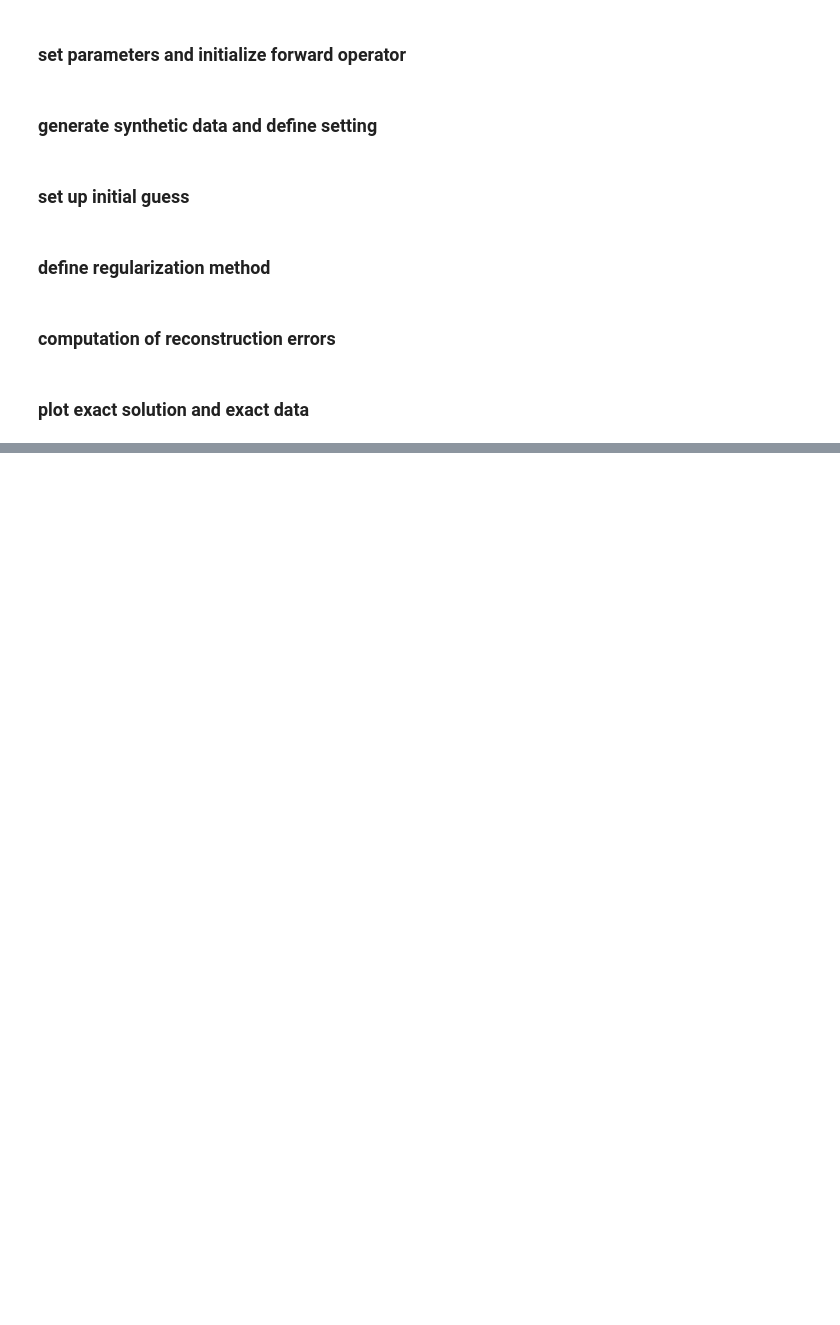
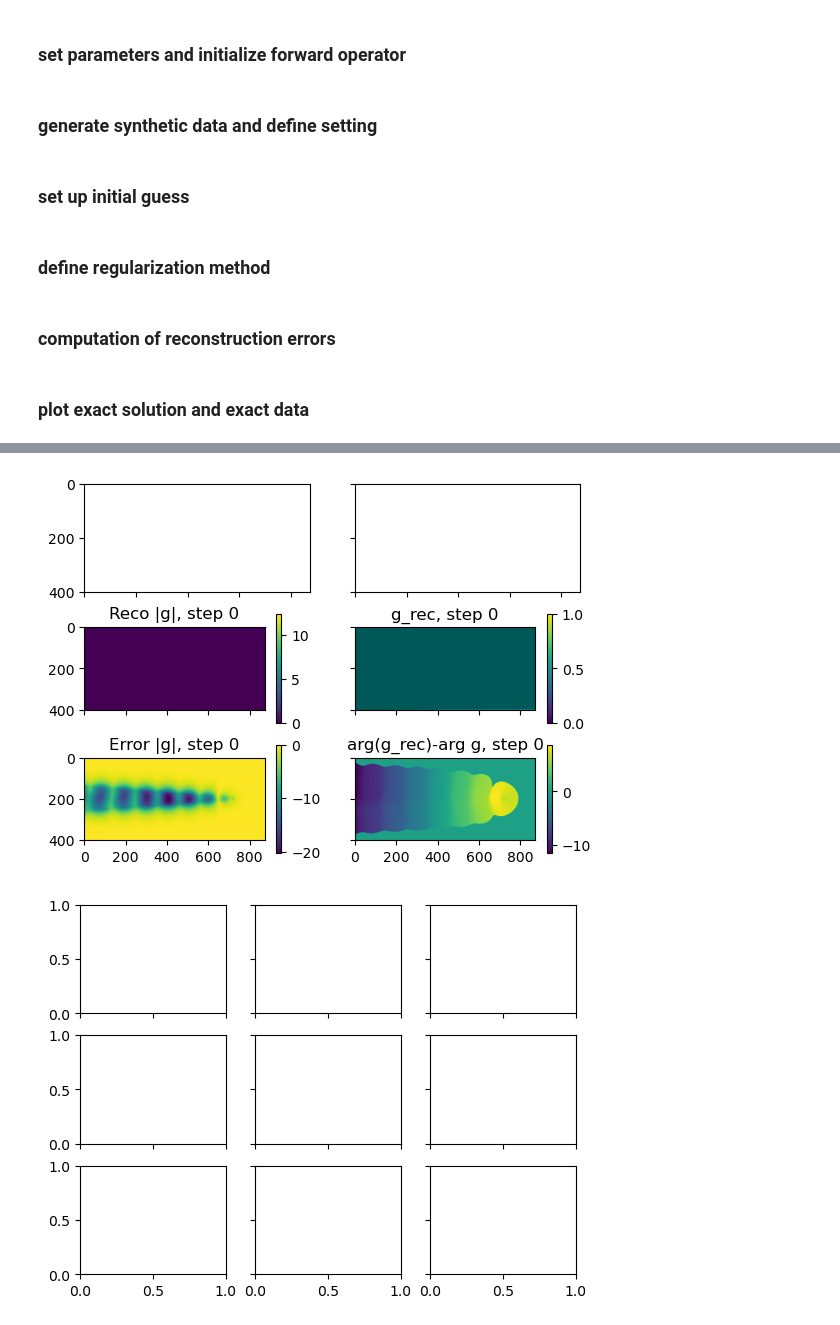
Before and after one commit to regpy/regpy, a Jupyter notebook: examples/g_inversion.ipynb, the cells around one changed output, grey strips where cells are left out. Drawn from its saved outputs; the diff is of its cells as text; code cells hidden in the pictures; blank space fills up the shorter version.

```diff
--- a/examples/g_inversion.ipynb
+++ b/examples/g_inversion.ipynb
@@ -529,25 +513,0 @@ plot_reco(fig1,fig2,reco_amp,reco_phase,reco_data_comp,g_map,ex_data_comp,0)
-# %%
-def plot_reco(fig1,fig2,reco_ampl,reco_phase,reco_data_comp,g_map,ex_data_comp,Newton_step):
-    plotdata = []
-    if amplitude_known==1 and not complex_g:
-        plotdata.append({'pos': (0, 0), 'data': np.abs(reco_amp*np.exp(1j*reco_phase)-g_map),
-                            'title': '| |g_rec|*exp(i arg(g_rec))- g|, step {}'.format(Newton_step)})
-        plotdata.append({'pos': (1, 0), 'data': np.abs(g_map),
-                            'title': '|g|, step {}'.format(Newton_step)})
-    else:
-        plotdata.append({'pos': (1, 0), 'data': reco_amp,
-                        'title': 'Reco |g|, step {}'.format(Newton_step)})
-        plotdata.append({'pos': (0, 0), 'data': reco_amp-np.abs(g_map),
-                            'title': 'Error |g|, step {}'.format(Newton_step)})
-    plotdata.append({'pos': (1, 1), 'data': reco_phase,
-                    'title': 'arg(g_rec), step {}'.format(Newton_step)})
-    plotdata.append({'pos': (0, 1), 'data': (np.abs(g_map)>=0.1)*(reco_phase-np.unwrap(np.angle(g_map.T)).T),
-                        'title': 'arg(g_rec)-arg g, step {}'.format(Newton_step)})
-    fig1.plot(plotdata)
-
-    plotdata = [{'pos': (1, j), 'data': reco_data_comp[j],
-                    'title':'recon. data step {}'.format(Newton_step)}
-                for j in range(nr_data)]
-    plotdata.append({'pos': (1, nr_data), 'data': reco_data_comp[nr_data-1]-ex_data_comp[nr_data-1],
-                        'title': 'gain: rec-sim'})
-    fig2.plot(plotdata)
@@ -555,0 +514,7 @@ plot_reco(fig1,fig2,np.zeros_like(g_map.real),np.zeros_like(g_map.real),reco_dat
+# %%
+fig3 = imshow_fig(3,2)
+fig4 = imshow_fig(3,3)
+plot_reco(fig3,fig4,reco_amp,reco_phase,reco_data_comp,g_map,ex_data_comp,0)
+# %% [output]
+[figure, added]
+[figure, added]
```
Also changed, not shown: parts of 12 cells of this notebook, 3 other files.
